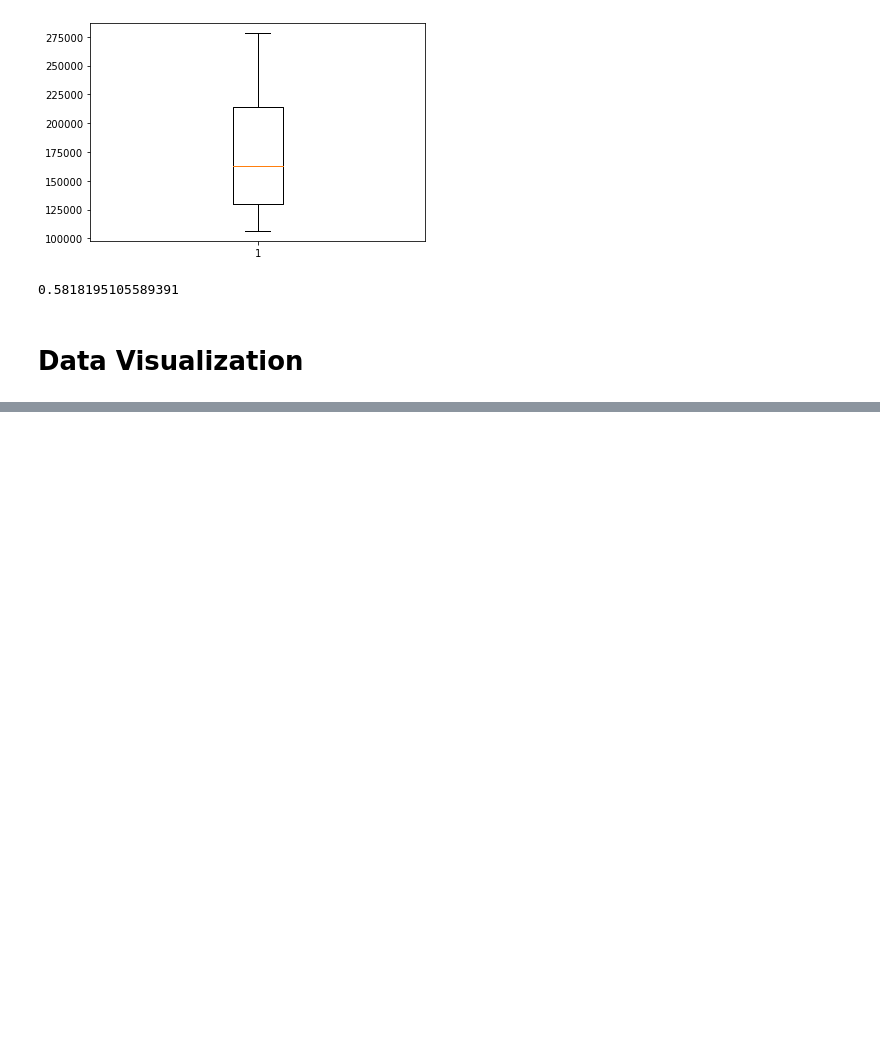
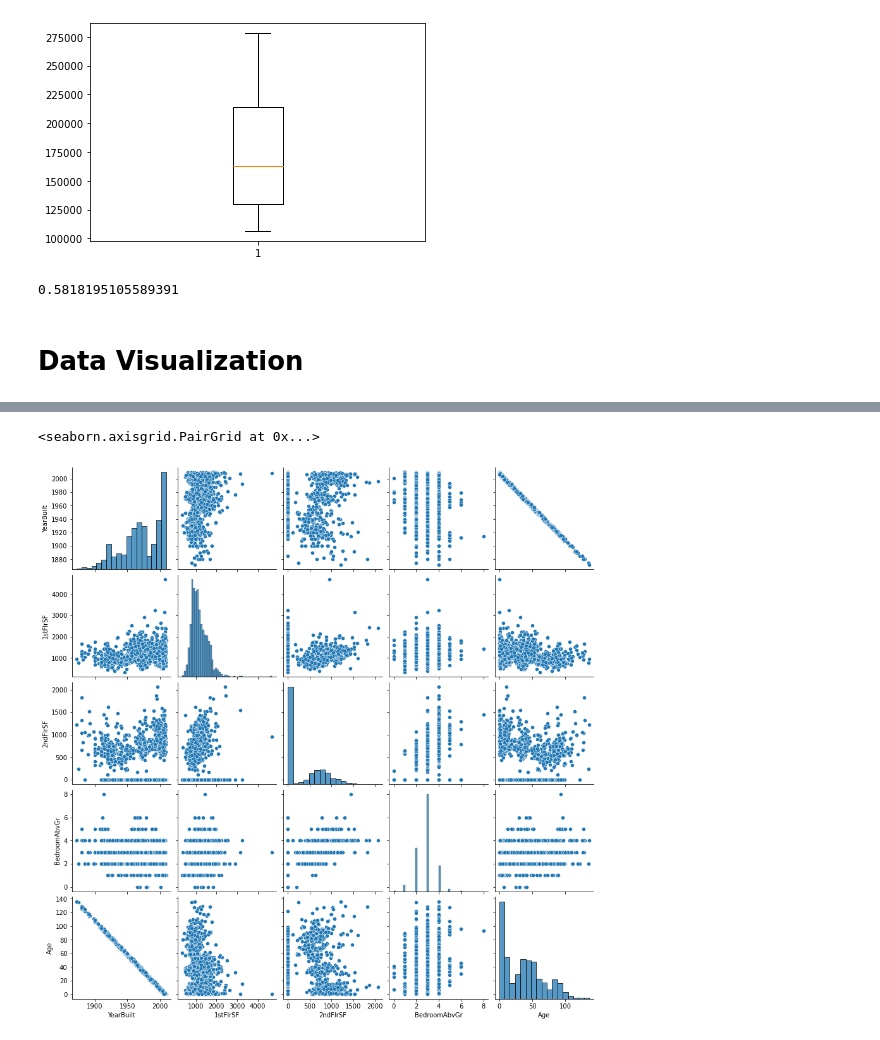
Before and after one commit to radhikascs/EDA-HousingData, a Jupyter notebook: HousingDataEDA.ipynb, the cells around one changed output, grey strips where cells are left out. Cells and saved outputs as stored; diff of their text form; code cells hidden in the pictures; blank space fills up the shorter version.

```diff
--- a/HousingDataEDA.ipynb
+++ b/HousingDataEDA.ipynb
@@ -354,0 +361,5 @@ df["SalePrice"].skew()
+# %%
+sns.pairplot(housing[numerical_vars[4:]])
+# %% [output]
+<seaborn.axisgrid.PairGrid at 0x...>
+[figure, added]
```
Also changed, not shown: parts of 1 cell of this notebook.
